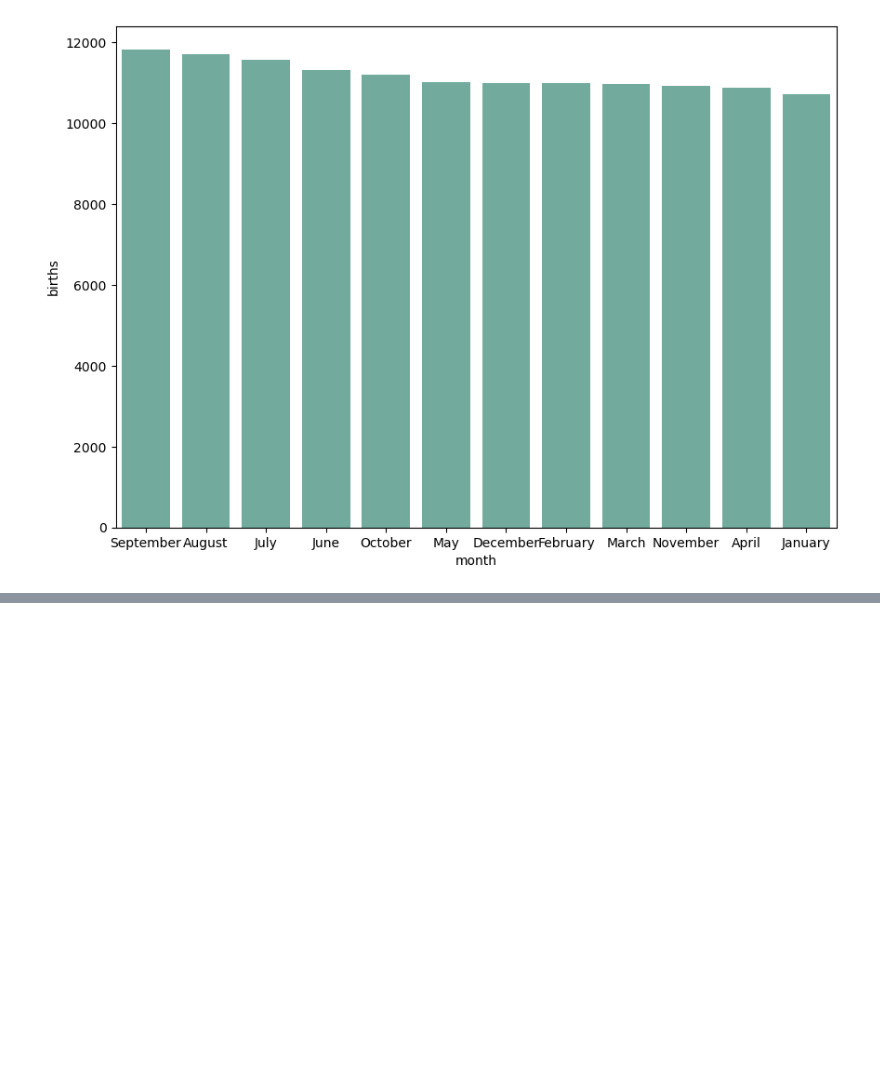
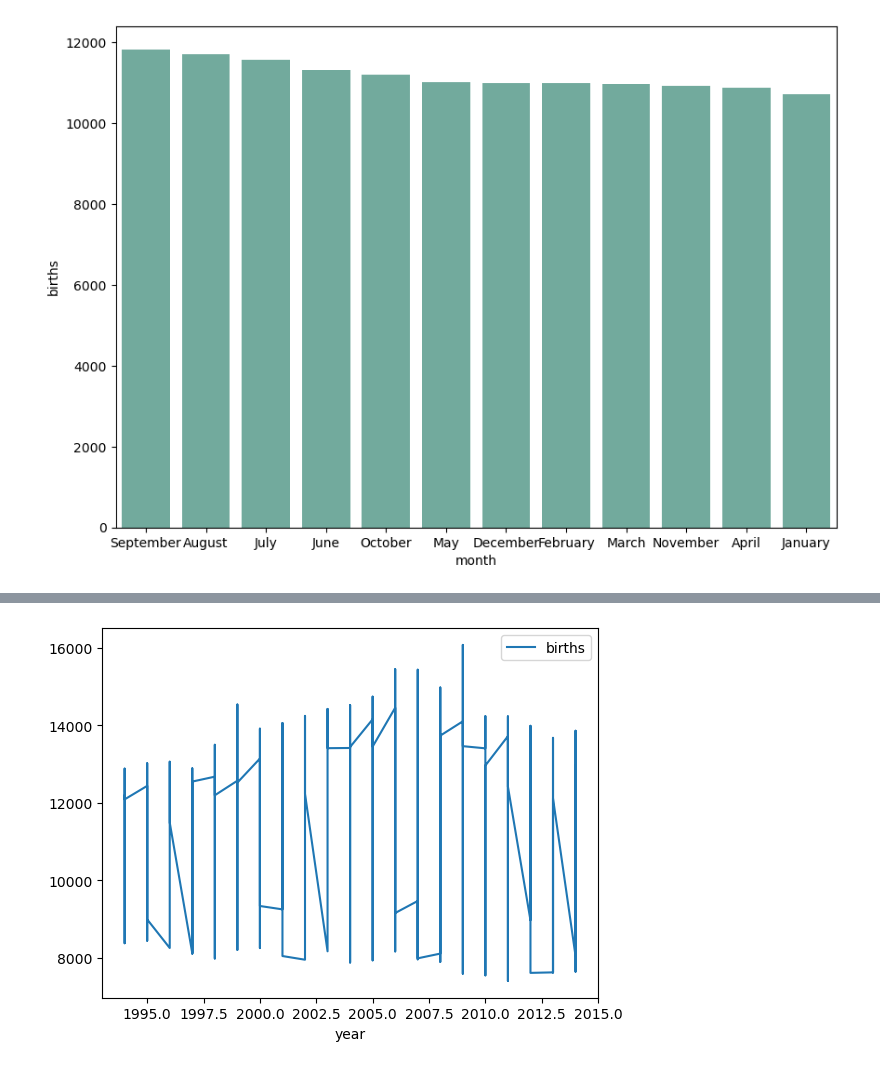
Before and after one commit to Timothyspratt/DA11_Capstone, a Jupyter notebook: notebook/capstone_da_11.ipynb, the cells around one changed output, grey strips where cells are left out. Saved outputs shown, nothing was run; the diff lists cells and outputs as text; code cells hidden in the pictures; blank space fills up the shorter version.

```diff
--- a/notebook/capstone_da_11.ipynb
+++ b/notebook/capstone_da_11.ipynb
@@ -164,0 +187,2 @@ sns.barplot(
+# %%
+highest_births = all_births[all_births['month']=='September'].nlargest(1, 'births')['month'].tolist()[0]
@@ -164,0 +205,5 @@ sns.barplot(
+# %%
+all_births[all_births['month']==highest_births].plot(x='year',y='births',
+                                           kind='line');
+# %% [output]
+[figure, added]
```
Also changed, not shown: parts of 4 cells of this notebook.
